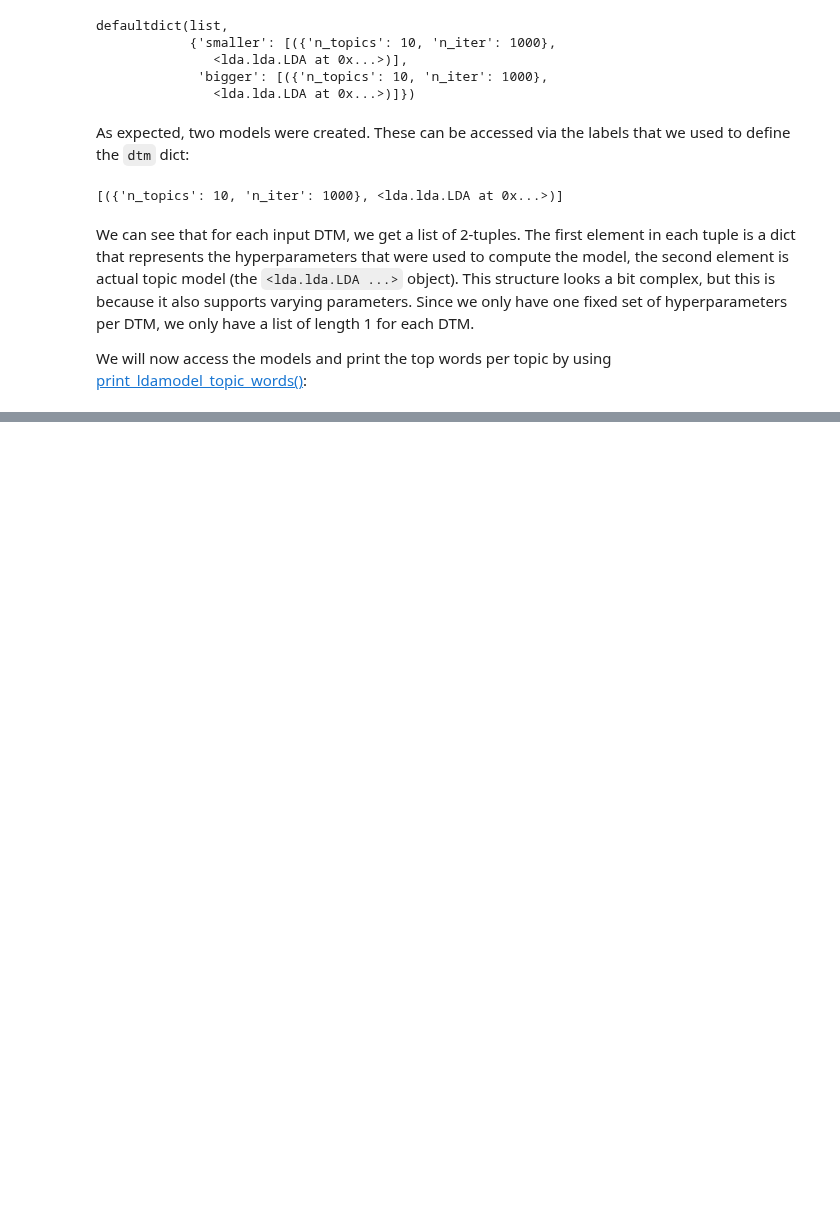
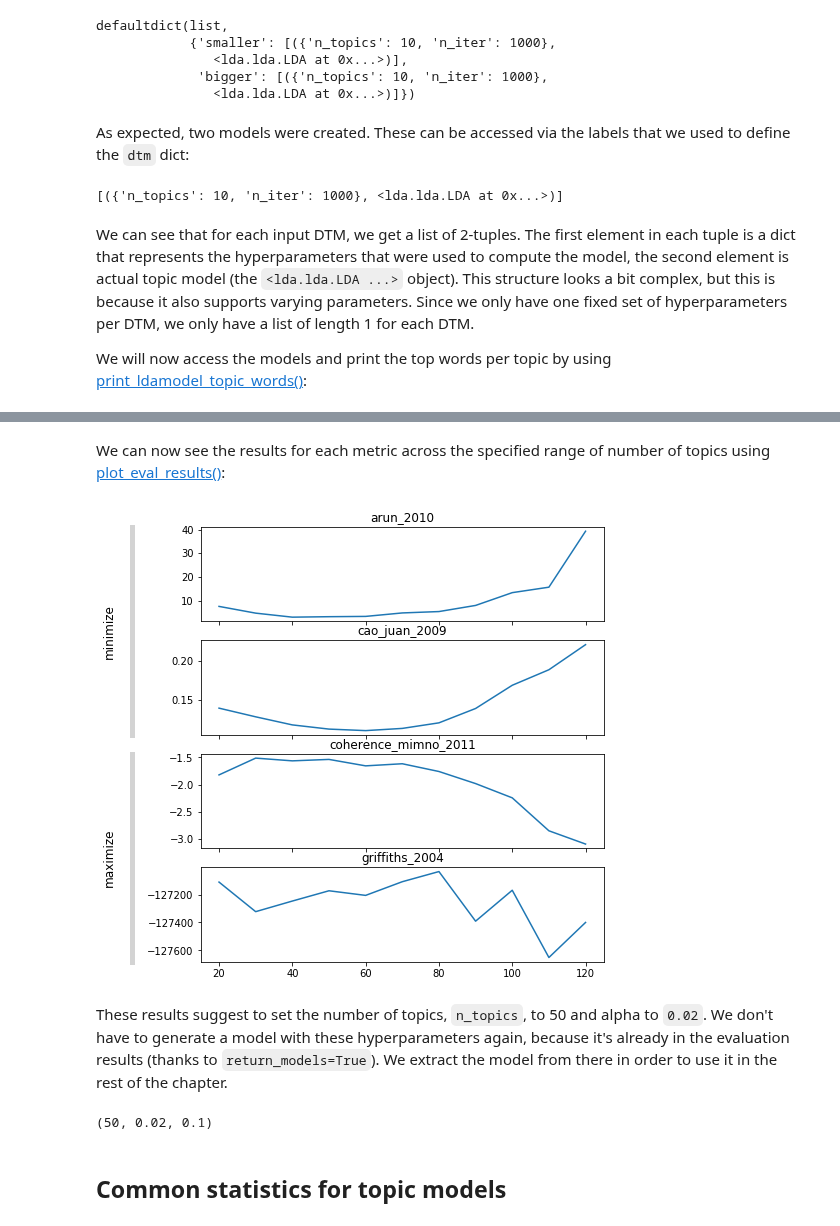
Before and after one commit to WZBSocialScienceCenter/tmtoolkit, a Jupyter notebook: doc/source/topic_modeling.ipynb, the cells around one changed output, grey strips where cells are left out. Cells and saved outputs as stored; diff of their text form; code cells hidden in the pictures; blank space fills up the shorter version.

Commit message:
tm eval docs WIP

```diff
--- a/doc/source/topic_modeling.ipynb
+++ b/doc/source/topic_modeling.ipynb
@@ -289,0 +227,3 @@ fig.show()
+# %%
+var_params = [{'n_topics': k, 'alpha': 1/k} for k in range(20, 121, 10)]
+var_params
@@ -289,0 +269,14 @@ fig.show()
+# %%
+from tmtoolkit.topicmod.tm_lda import evaluate_topic_models
+from tmtoolkit.topicmod.evaluate import results_by_parameter
+
+const_params = {
+    'n_iter': 1000,
+    'eta': 0.1       # "eta" aka "beta"
+}
+
+eval_results = evaluate_topic_models(dtm_bg,
+                                     varying_parameters=var_params,
+                                     constant_parameters=const_params,
+                                     return_models=True)
+eval_results[:3]  # only show first three models
@@ -289,0 +306,3 @@ fig.show()
+# %%
+eval_results_by_topics = results_by_parameter(eval_results, 'n_topics')
+eval_results_by_topics[:3]  # again only the first three models
@@ -289,0 +328,17 @@ fig.show()
+# %% [markdown]
+We can now see the results for each metric across the specified range of number of topics using [plot_eval_results()](api.rst#tmtoolkit.topicmod.visualize.plot_eval_results):
+# %%
+from tmtoolkit.topicmod.visualize import plot_eval_results
+
+plot_eval_results(eval_results_by_topics);
+# %% [output]
+[figure, added]
+# %% [markdown]
+These results suggest to set the number of topics, `n_topics`, to 50 and alpha to `0.02`. We don't have to generate a model with these hyperparameters again, because it's already in the evaluation results (thanks to `return_models=True`). We extract the model from there in order to use it in the rest of the chapter.
+# %%
+model50 = [m for k, m in eval_results_by_topics if k == 50][0]['model']
+model50.n_topics, model50.alpha, model50.eta  # just to make sure
+# %% [output]
+(50, 0.02, 0.1)
+# %% [markdown]
+## Common statistics for topic models
```
Also changed, not shown: parts of 17 cells of this notebook, 1 other file.
